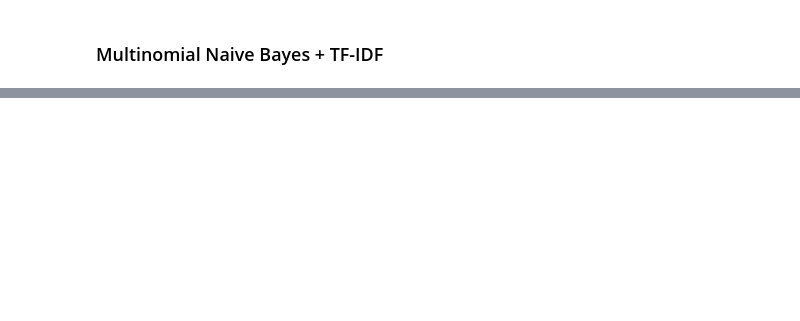
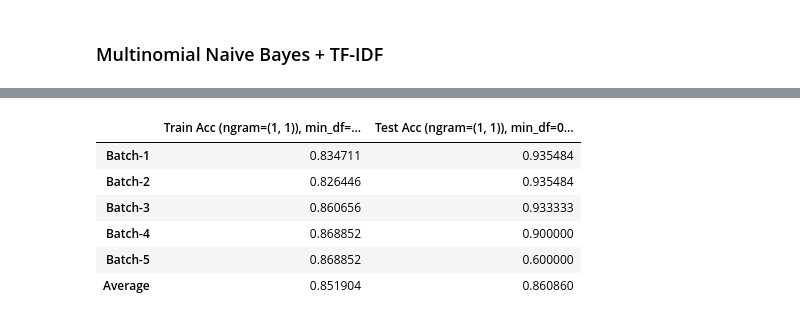
Before and after one commit to chuun17/sentiment-analysis-research-assistant-, a Jupyter notebook: 03_Modelling_Multinomial_Naive_Bayes.ipynb, the cells around one changed output, grey strips where cells are left out. Saved outputs shown, nothing was run; the diff lists cells and outputs as text; code cells hidden in the pictures; blank space fills up the shorter version.

```diff
--- a/03_Modelling_Multinomial_Naive_Bayes.ipynb
+++ b/03_Modelling_Multinomial_Naive_Bayes.ipynb
@@ -318,0 +355,10 @@ for param in smoothing_parameter:
+# %%
+history_tfidf[['Train Acc (ngram=(1, 1)), min_df=0.3, max_df=0.5', 'Test Acc (ngram=(1, 1)), min_df=0.3, max_df=0.5']]
+# %% [output]
+|  | Train Acc (ngram=(1, 1)), min_df=... | Test Acc (ngram=(1, 1)), min_df=0... |
+| Batch-1 | 0.834711 | 0.935484 |
+| Batch-2 | 0.826446 | 0.935484 |
+| Batch-3 | 0.860656 | 0.933333 |
+| Batch-4 | 0.868852 | 0.900000 |
+| Batch-5 | 0.868852 | 0.600000 |
+| Average | 0.851904 | 0.860860 |
```
Also changed, not shown: parts of 13 cells of this notebook.
